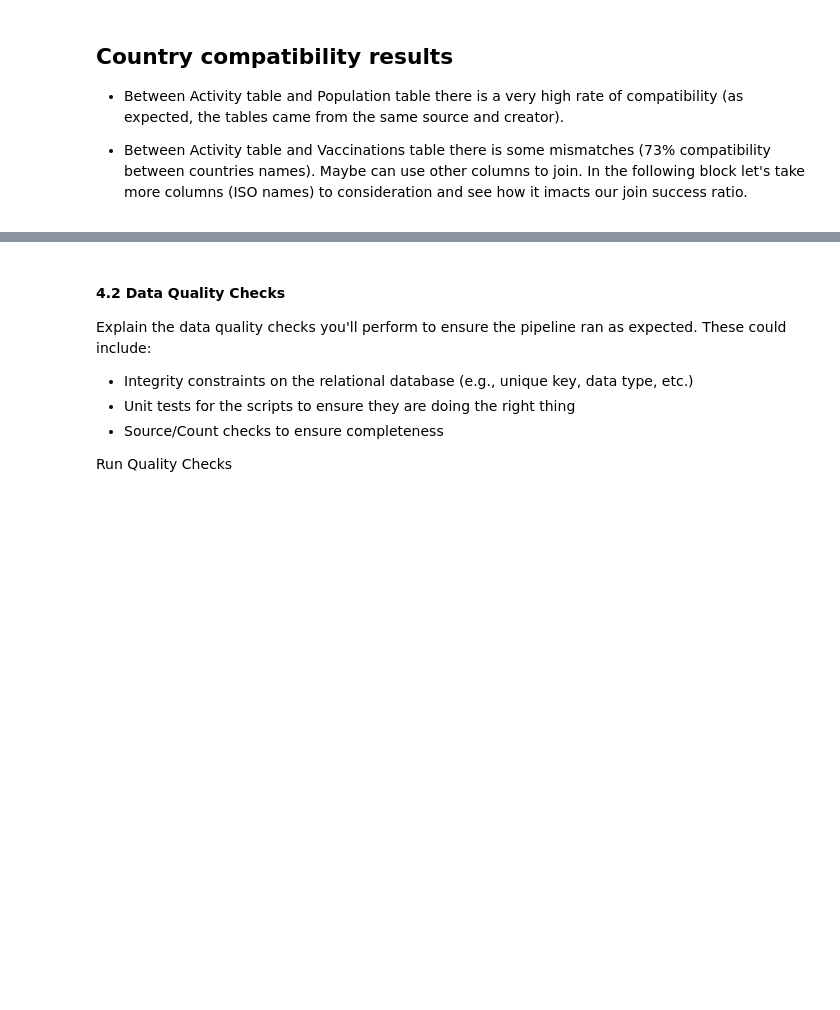
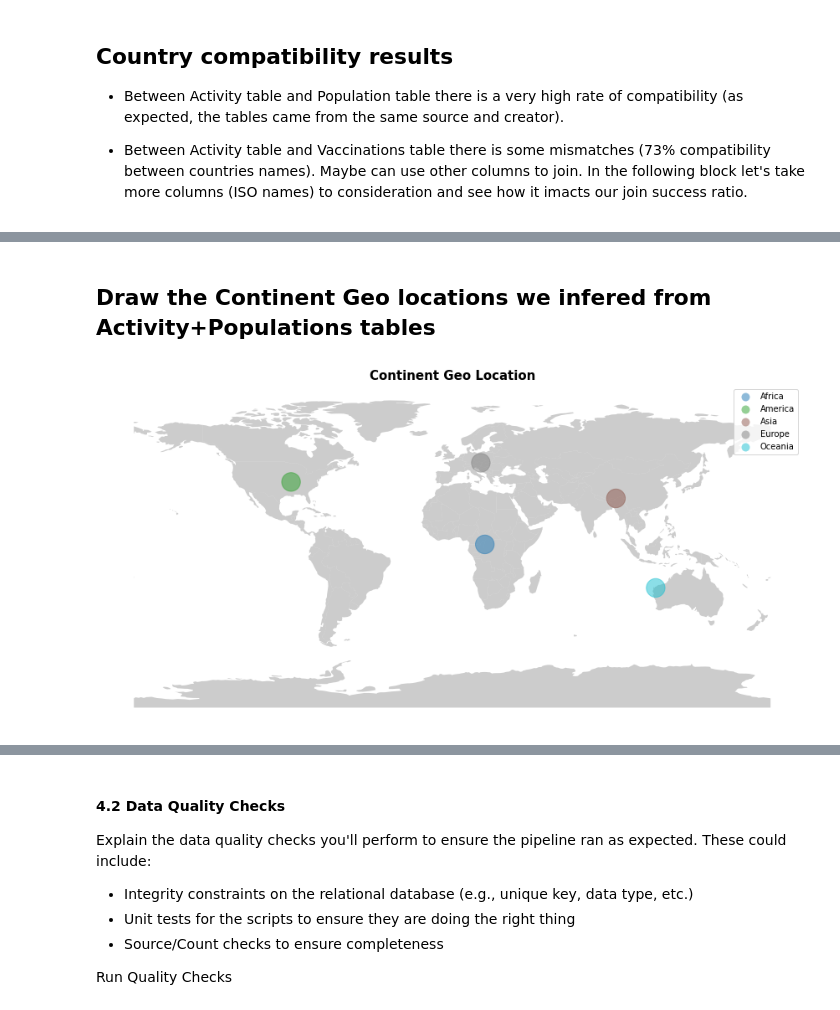
Before and after one commit to mzsrtgzr2/DataEngCapstone, a Jupyter notebook: Lab.ipynb, the cells around one changed output, grey strips where cells are left out. Drawn from its saved outputs; the diff is of its cells as text; code cells hidden in the pictures; blank space fills up the shorter version.

```diff
--- a/Lab.ipynb
+++ b/Lab.ipynb
@@ -421,0 +593,16 @@ from pyspark.sql.functions import lit
+# %%
+
+df_continent = df_activity\
+    .select('COUNTRY_SHORT_NAME', 'CONTINENT_NAME')\
+    .dropna()\
+    .dropDuplicates()\
+    .persist()\
+    .join(df_population, 'COUNTRY_SHORT_NAME').groupBy(
+        'CONTINENT_NAME'
+).agg(
+    F.mean('GEO_LATITUDE').alias('geo_latitude'),
+    F.mean('GEO_LONGITUDE').alias('geo_longitude'))\
+        .withColumnRenamed('CONTINENT_NAME', 'continent_name')
+
+print(df_continent.show())
+df_continent.write.parquet('./out/dim_continent', mode='overwrite')
@@ -421,0 +622,2 @@ from pyspark.sql.functions import lit
+# %% [markdown]
+## Draw the Continent Geo locations we infered from Activity+Populations tables
@@ -421,0 +628,27 @@ from pyspark.sql.functions import lit
+# %%
+df = df_continent.toPandas()
+
+# get worlf image
+world = gpd.read_file(
+    gpd.datasets.get_path('naturalearth_lowres')
+)
+
+# zip x and y coordinates into single feature
+geometry = [Point(xy) for xy in zip(df['geo_longitude'], df['geo_latitude'])]
+# create GeoPandas dataframe
+geo_df = gpd.GeoDataFrame(df,
+ geometry = geometry)
+
+ # create figure and axes, assign to subplot
+fig, ax = plt.subplots(figsize=(15,15))
+ax.axis('off')
+world.plot(ax=ax, alpha=0.4,color='grey')
+
+geo_df.plot(column='continent_name',ax=ax,alpha=0.5, legend=True,markersize=500)
+# add title to graph
+plt.title('Continent Geo Location', fontsize=15,fontweight='bold')
+
+# show map
+plt.show()
+# %% [output]
+[figure, added]
```
Also changed, not shown: parts of 55 cells of this notebook, 9 other files.
